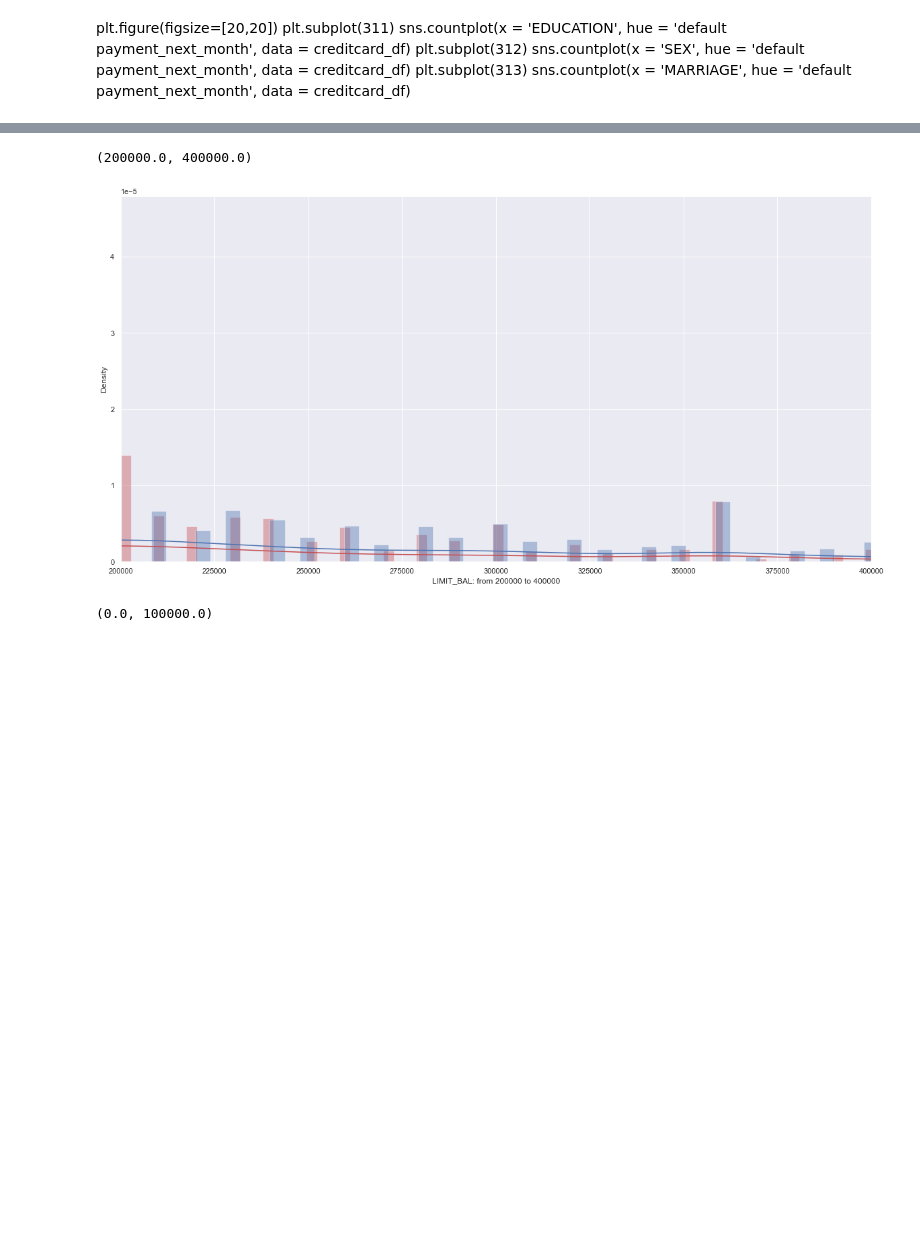
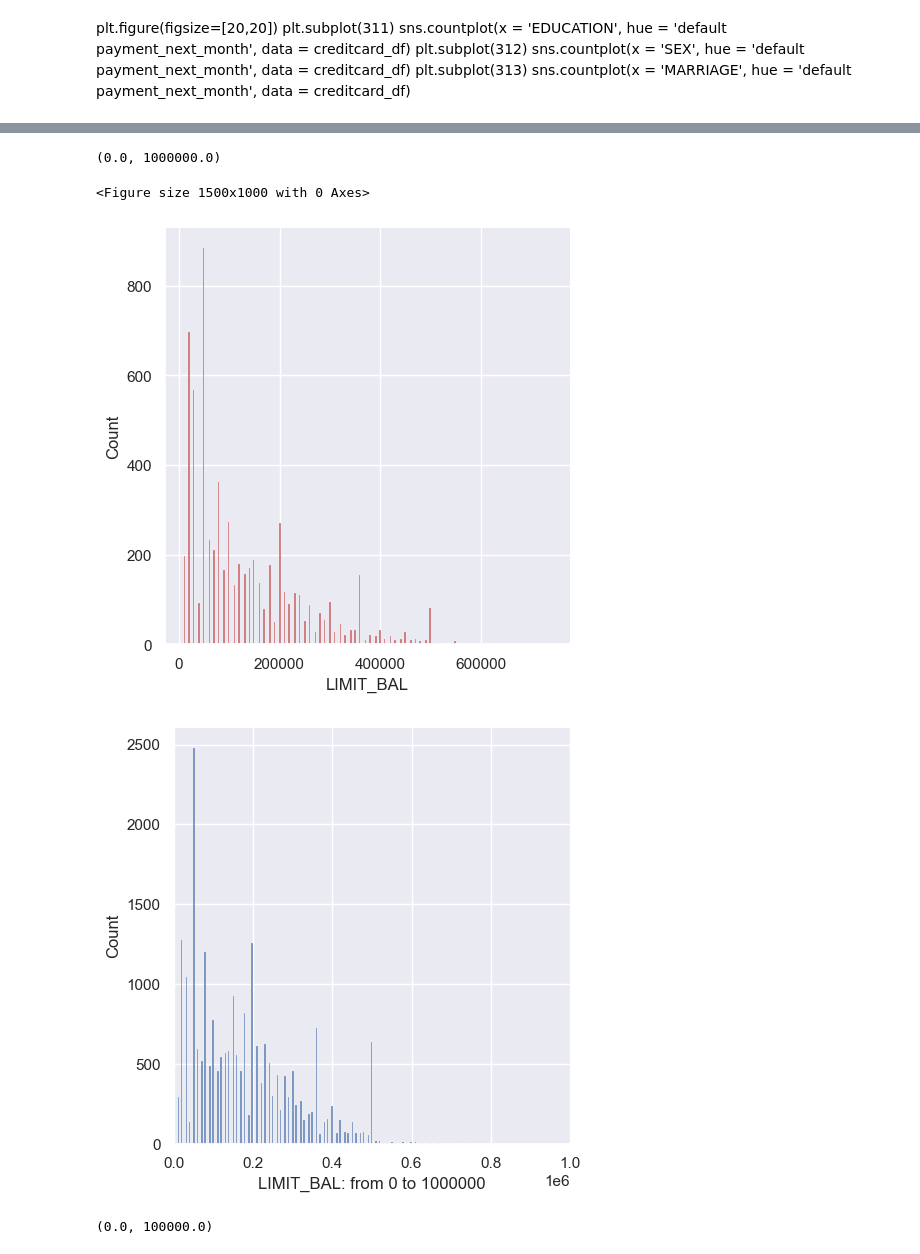
Before and after one commit to anhduy412/credit-card-debt-predict, a Jupyter notebook: default.ipynb, the cells around one changed output, grey strips where cells are left out. Cells and saved outputs as stored; diff of their text form; code cells hidden in the pictures; blank space fills up the shorter version.

```diff
--- a/default.ipynb
+++ b/default.ipynb
@@ -243,23 +227,16 @@ sns.countplot(x = 'MARRIAGE', hue = 'default.payment.next.month', data = creditc
 # %%
 # KDE (Kernel Density Estimate) is used for visualizing the Probability Density of a continuous variable.
 # KDE describes the probability density at different values in a continuous variable.
-
-plt.figure(figsize=(20,10))
-
-sns.distplot(cc_notdefault_df['LIMIT_BAL'], bins = 250, color = 'r')
-sns.distplot(cc_default_df['LIMIT_BAL'], bins = 250, color = 'b')
-
-# plt.xlabel('LIMIT_BAL: from 0 to 200000')
-# plt.xlim(0, 200000)
-plt.xlabel('LIMIT_BAL: from 200000 to 400000')
-plt.xlim(200000, 400000)
-# plt.xlabel('LIMIT_BAL: from 400000 to 800000')
-# plt.xlim(400000, 800000)
-# plt.xlabel('LIMIT_BAL: from 800000 to 1000000')
-# plt.xlim(800000, 1000000)
+plt.figure()
+sns.displot(cc_notdefault_df['LIMIT_BAL'], bins = 250, color = 'r')
+sns.displot(cc_default_df['LIMIT_BAL'], bins = 250, color = 'b')
+plt.xlabel('LIMIT_BAL: from 0 to 1000000')
+plt.xlim(0, 1000000)
 # %% [output]
-(200000.0, 400000.0)
+(0.0, 1000000.0)
+<Figure size 1500x1000 with 0 Axes>
-[figure, old version]
+[figure, new version]
+[figure, added]
 # %%
 # KDE (Kernel Density Estimate) is used for visualizing the Probability Density of a continuous variable.
 # KDE describes the probability density at different values in a continuous variable.
```
Also changed, not shown: parts of 44 cells of this notebook, 1 other file.
